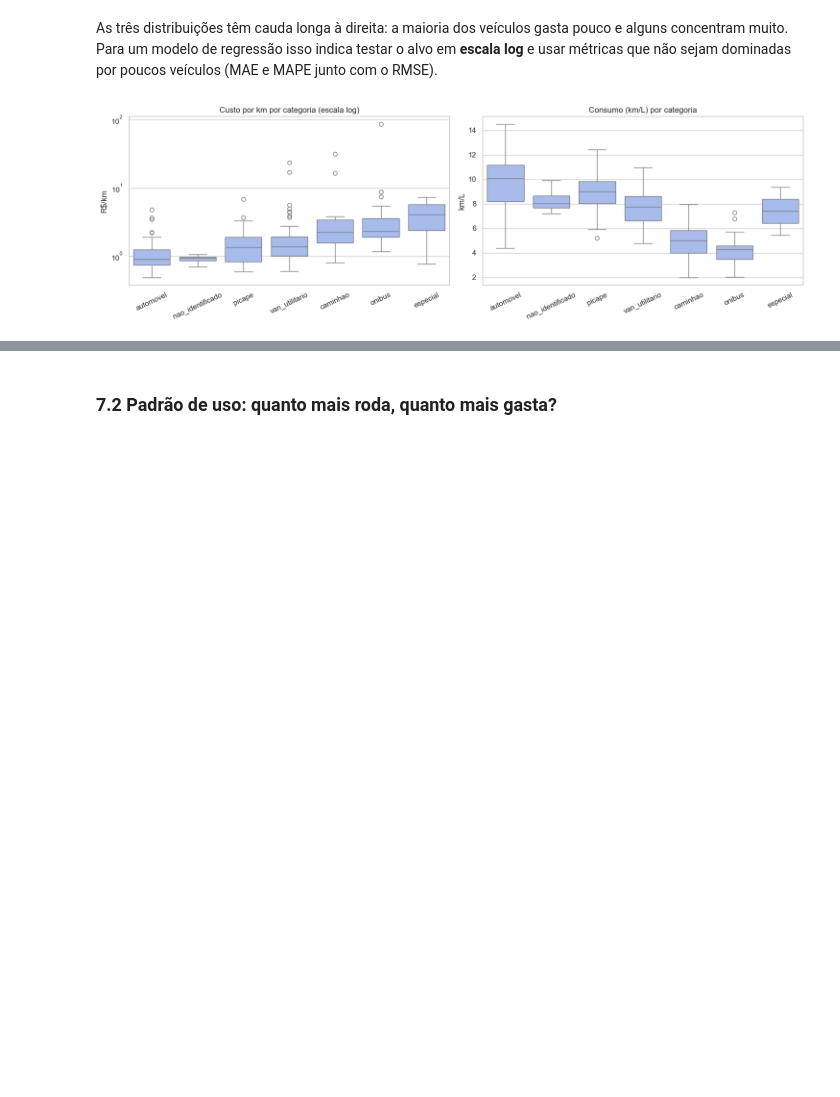
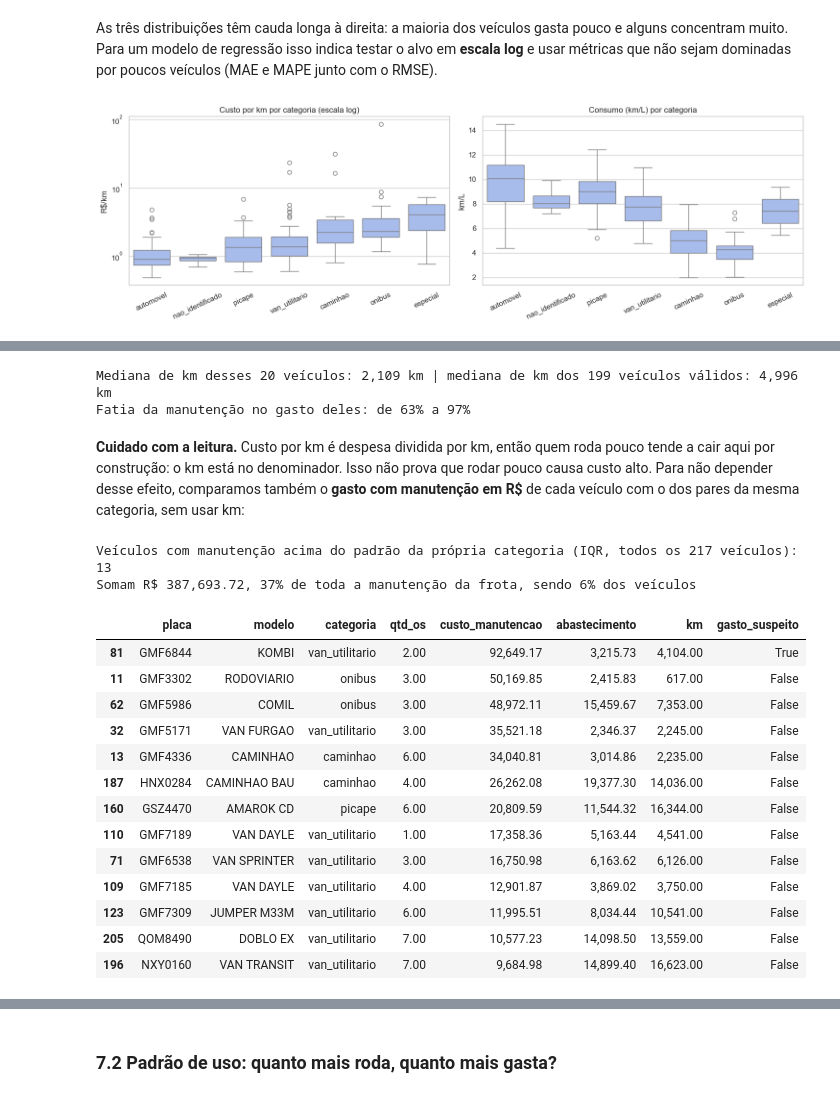
Before and after one commit to Fleet-Force/machine-learning, a Jupyter notebook: sprint-02/fleet_force_ml_sprint2.ipynb, the cells around one changed output, grey strips where cells are left out. Drawn from its saved outputs; the diff is of its cells as text; code cells hidden in the pictures; blank space fills up the shorter version.

```diff
--- a/sprint-02/fleet_force_ml_sprint2.ipynb
+++ b/sprint-02/fleet_force_ml_sprint2.ipynb
@@ -400,4 +457,37 @@ Veículos com custo por km acima do padrão da própria categoria (regra do IQR,
 | 29 | GMF5166 | UNO MILLE FIRE | automovel | 1,660.00 | 3.46 | 4,828.24 | 911.55 | 0.84 |
 | 100 | GMF7100 | SPACEFOX | automovel | 1,386.00 | 2.25 | 2,161.23 | 952.35 | 0.69 |
 | 14 | GMF4338 | PALIO WK | automovel | 4,403.00 | 2.20 | 6,143.85 | 3,534.14 | 0.63 |
+# %%
+print(f"Mediana de km desses {len(fora_do_padrao)} veículos: {fora_do_padrao['km'].median():,.0f} km | "
+      f"mediana de km dos {len(validos)} veículos válidos: {validos['km'].median():,.0f} km")
+print(f"Fatia da manutenção no gasto deles: de {fora_do_padrao['peso_manutencao'].min():.0%} a {fora_do_padrao['peso_manutencao'].max():.0%}")
+# %% [output]
+Mediana de km desses 20 veículos: 2,109 km | mediana de km dos 199 veículos válidos: 4,996 km
+Fatia da manutenção no gasto deles: de 63% a 97%
+# %% [markdown]
+**Cuidado com a leitura.** Custo por km é despesa dividida por km, então quem roda pouco tende a cair aqui por construção: o km está no denominador. Isso não prova que rodar pouco causa custo alto. Para não depender desse efeito, comparamos também o **gasto com manutenção em R$** de cada veículo com o dos pares da mesma categoria, sem usar km:
+# %%
+manut_fora = pd.concat([outliers_iqr(g, "custo_manutencao") for _, g in frota.groupby("categoria") if len(g) >= 5])
+print(f"Veículos com manutenção acima do padrão da própria categoria (IQR, todos os {len(frota)} veículos): {len(manut_fora)}")
+print(f"Somam R$ {manut_fora['custo_manutencao'].sum():,.2f}, {manut_fora['custo_manutencao'].sum() / frota['custo_manutencao'].sum():.0%} "
+      f"de toda a manutenção da frota, sendo {len(manut_fora) / len(frota):.0%} dos veículos")
+manut_fora[["placa", "modelo", "categoria", "qtd_os", "custo_manutencao", "abastecimento", "km", "gasto_suspeito"]] \
+    .sort_values("custo_manutencao", ascending=False)
+# %% [output]
+Veículos com manutenção acima do padrão da própria categoria (IQR, todos os 217 veículos): 13
+Somam R$ 387,693.72, 37% de toda a manutenção da frota, sendo 6% dos veículos
+|  | placa | modelo | categoria | qtd_os | custo_manutencao | abastecimento | km | gasto_suspeito |
+| 81 | GMF6844 | KOMBI | van_utilitario | 2.00 | 92,649.17 | 3,215.73 | 4,104.00 | True |
+| 11 | GMF3302 | RODOVIARIO | onibus | 3.00 | 50,169.85 | 2,415.83 | 617.00 | False |
+| 62 | GMF5986 | COMIL | onibus | 3.00 | 48,972.11 | 15,459.67 | 7,353.00 | False |
+| 32 | GMF5171 | VAN FURGAO | van_utilitario | 3.00 | 35,521.18 | 2,346.37 | 2,245.00 | False |
+| 13 | GMF4336 | CAMINHAO | caminhao | 6.00 | 34,040.81 | 3,014.86 | 2,235.00 | False |
+| 187 | HNX0284 | CAMINHAO BAU | caminhao | 4.00 | 26,262.08 | 19,377.30 | 14,036.00 | False |
+| 160 | GSZ4470 | AMAROK CD | picape | 6.00 | 20,809.59 | 11,544.32 | 16,344.00 | False |
+| 110 | GMF7189 | VAN DAYLE | van_utilitario | 1.00 | 17,358.36 | 5,163.44 | 4,541.00 | False |
+| 71 | GMF6538 | VAN SPRINTER | van_utilitario | 3.00 | 16,750.98 | 6,163.62 | 6,126.00 | False |
+| 109 | GMF7185 | VAN DAYLE | van_utilitario | 4.00 | 12,901.87 | 3,869.02 | 3,750.00 | False |
+| 123 | GMF7309 | JUMPER M33M | van_utilitario | 6.00 | 11,995.51 | 8,034.44 | 10,541.00 | False |
+| 205 | QOM8490 | DOBLO EX | van_utilitario | 7.00 | 10,577.23 | 14,098.50 | 13,559.00 | False |
+| 196 | NXY0160 | VAN TRANSIT | van_utilitario | 7.00 | 9,684.98 | 14,899.40 | 16,623.00 | False |
 # %% [markdown]
```
Also changed, not shown: parts of 26 cells of this notebook, 1 other file.
